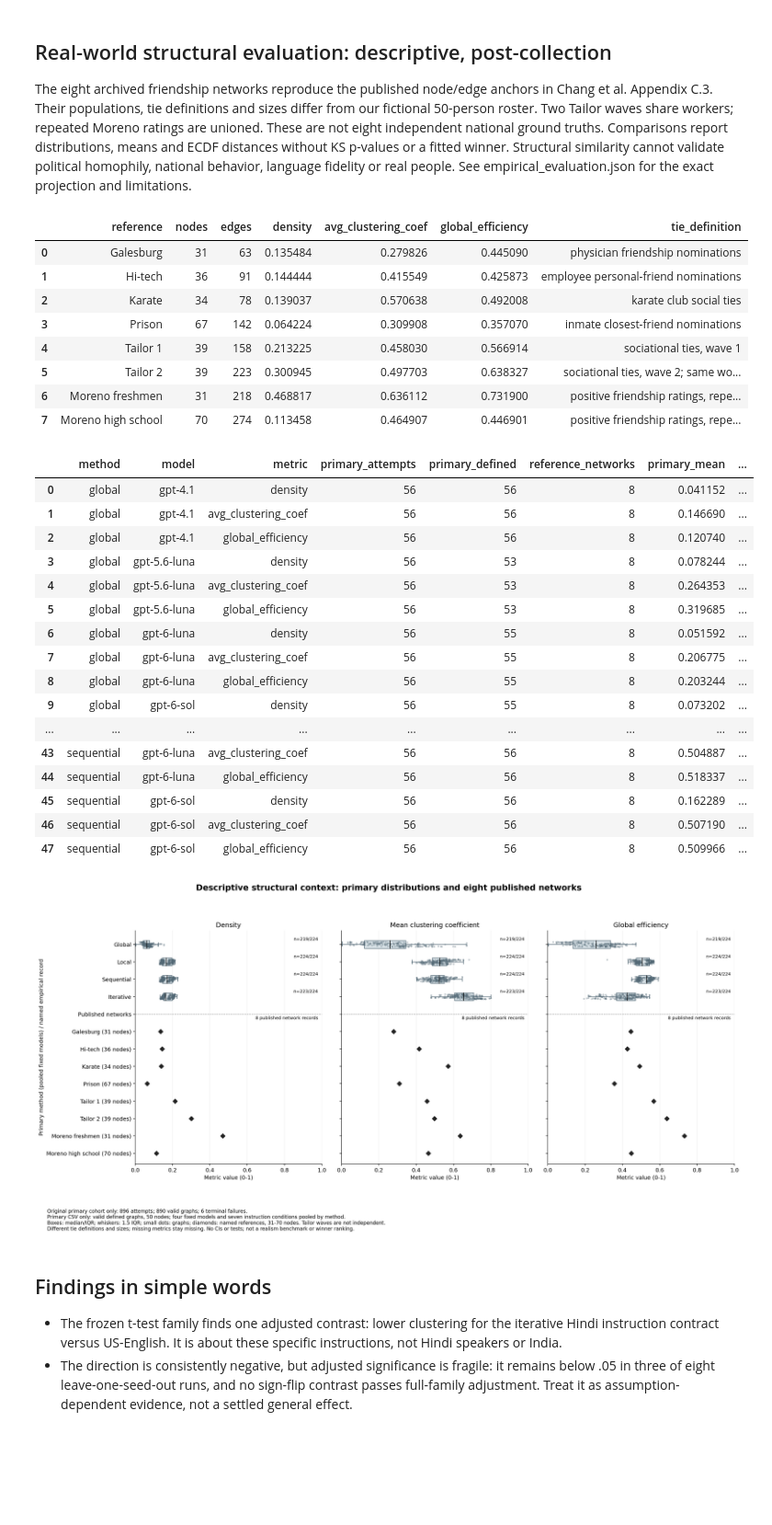
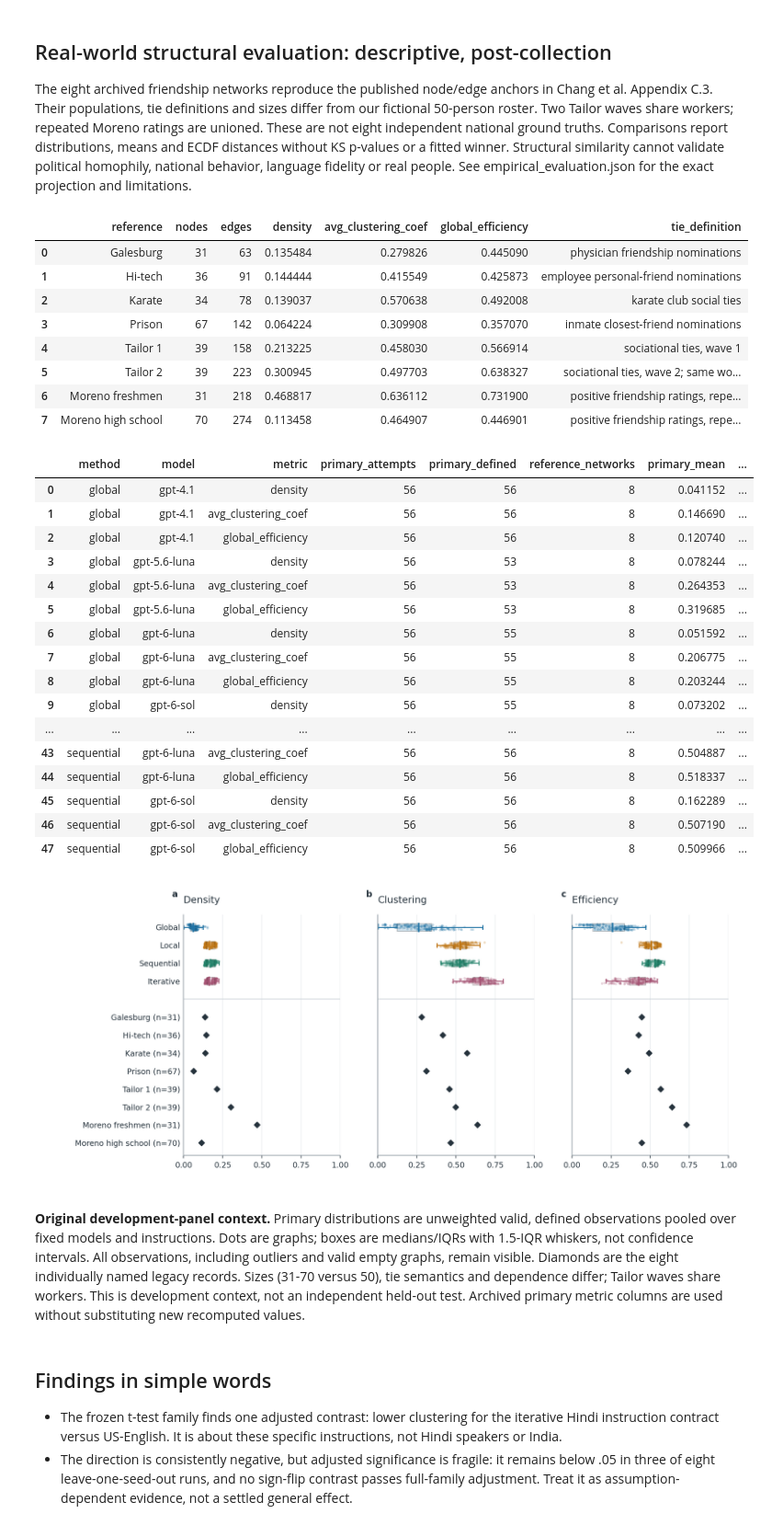
Before and after one commit to hemu77/UA_Capstone, a Jupyter notebook: analysis/01_primary_statistical_analysis.ipynb, the cells around one changed output. Shown at 92% size. Saved outputs shown, nothing was run; the diff lists cells and outputs as text; code cells hidden in the pictures; blank space fills up the shorter version.

```diff
--- a/analysis/01_primary_statistical_analysis.ipynb
+++ b/analysis/01_primary_statistical_analysis.ipynb
@@ -173,35 +196,43 @@ Comparisons report distributions, means and ECDF distances without KS p-values o
 # %%
 display(pd.read_csv(OUT / 'empirical_reference_metrics.csv')[['reference','nodes','edges','density','avg_clustering_coef','global_efficiency','tie_definition']])
 display(pd.read_csv(OUT / 'empirical_comparisons_descriptive.csv'))
-display(Image(filename=str(OUT / 'figures/08_empirical_context.png')))
+show(ROOT, ['07_legacy_comparison'])
 # %% [output]
 |  | reference | nodes | edges | density | avg_clustering_coef | global_efficiency | tie_definition |
 | 0 | Galesburg | 31 | 63 | 0.135484 | 0.279826 | 0.445090 | physician friendship nominations |
 | 1 | Hi-tech | 36 | 91 | 0.144444 | 0.415549 | 0.425873 | employee personal-friend nominations |
 | 2 | Karate | 34 | 78 | 0.139037 | 0.570638 | 0.492008 | karate club social ties |
 | 3 | Prison | 67 | 142 | 0.064224 | 0.309908 | 0.357070 | inmate closest-friend nominations |
 | 4 | Tailor 1 | 39 | 158 | 0.213225 | 0.458030 | 0.566914 | sociational ties, wave 1 |
 | 5 | Tailor 2 | 39 | 223 | 0.300945 | 0.497703 | 0.638327 | sociational ties, wave 2; same wo... |
 | 6 | Moreno freshmen | 31 | 218 | 0.468817 | 0.636112 | 0.731900 | positive friendship ratings, repe... |
 | 7 | Moreno high school | 70 | 274 | 0.113458 | 0.464907 | 0.446901 | positive friendship ratings, repe... |
 |  | method | model | metric | primary_attempts | primary_defined | reference_networks | primary_mean | ... |
 | 0 | global | gpt-4.1 | density | 56 | 56 | 8 | 0.041152 | ... |
 | 1 | global | gpt-4.1 | avg_clustering_coef | 56 | 56 | 8 | 0.146690 | ... |
 | 2 | global | gpt-4.1 | global_efficiency | 56 | 56 | 8 | 0.120740 | ... |
 | 3 | global | gpt-5.6-luna | density | 56 | 53 | 8 | 0.078244 | ... |
 | 4 | global | gpt-5.6-luna | avg_clustering_coef | 56 | 53 | 8 | 0.264353 | ... |
 | 5 | global | gpt-5.6-luna | global_efficiency | 56 | 53 | 8 | 0.319685 | ... |
 | 6 | global | gpt-6-luna | density | 56 | 55 | 8 | 0.051592 | ... |
 | 7 | global | gpt-6-luna | avg_clustering_coef | 56 | 55 | 8 | 0.206775 | ... |
 | 8 | global | gpt-6-luna | global_efficiency | 56 | 55 | 8 | 0.203244 | ... |
 | 9 | global | gpt-6-sol | density | 56 | 55 | 8 | 0.073202 | ... |
 | ... | ... | ... | ... | ... | ... | ... | ... | ... |
 | 43 | sequential | gpt-6-luna | avg_clustering_coef | 56 | 56 | 8 | 0.504887 | ... |
 | 44 | sequential | gpt-6-luna | global_efficiency | 56 | 56 | 8 | 0.518337 | ... |
 | 45 | sequential | gpt-6-sol | density | 56 | 56 | 8 | 0.162289 | ... |
 | 46 | sequential | gpt-6-sol | avg_clustering_coef | 56 | 56 | 8 | 0.507190 | ... |
 | 47 | sequential | gpt-6-sol | global_efficiency | 56 | 56 | 8 | 0.509966 | ... |
-[figure, old version]
+[figure, new version]
+**Original development-panel context.** Primary distributions are unweighted
+valid, defined observations pooled over fixed models and instructions. Dots
+are graphs; boxes are medians/IQRs with 1.5-IQR whiskers, not confidence intervals.
+All observations, including outliers and valid empty graphs, remain visible.
+Diamonds are the eight individually named legacy records. Sizes (31-70 versus
+50), tie semantics and dependence differ; Tailor waves share workers. This is
+development context, not an independent held-out test. Archived primary metric
+columns are used without substituting new recomputed values.
 # %% [markdown]
 ## Findings in simple words
 - The frozen t-test family finds one adjusted contrast: lower clustering for the iterative Hindi instruction contract versus US-English. It is about these specific instructions, not Hindi speakers or India.
```
Also changed, not shown: parts of 3 cells of this notebook, 54 other files.
